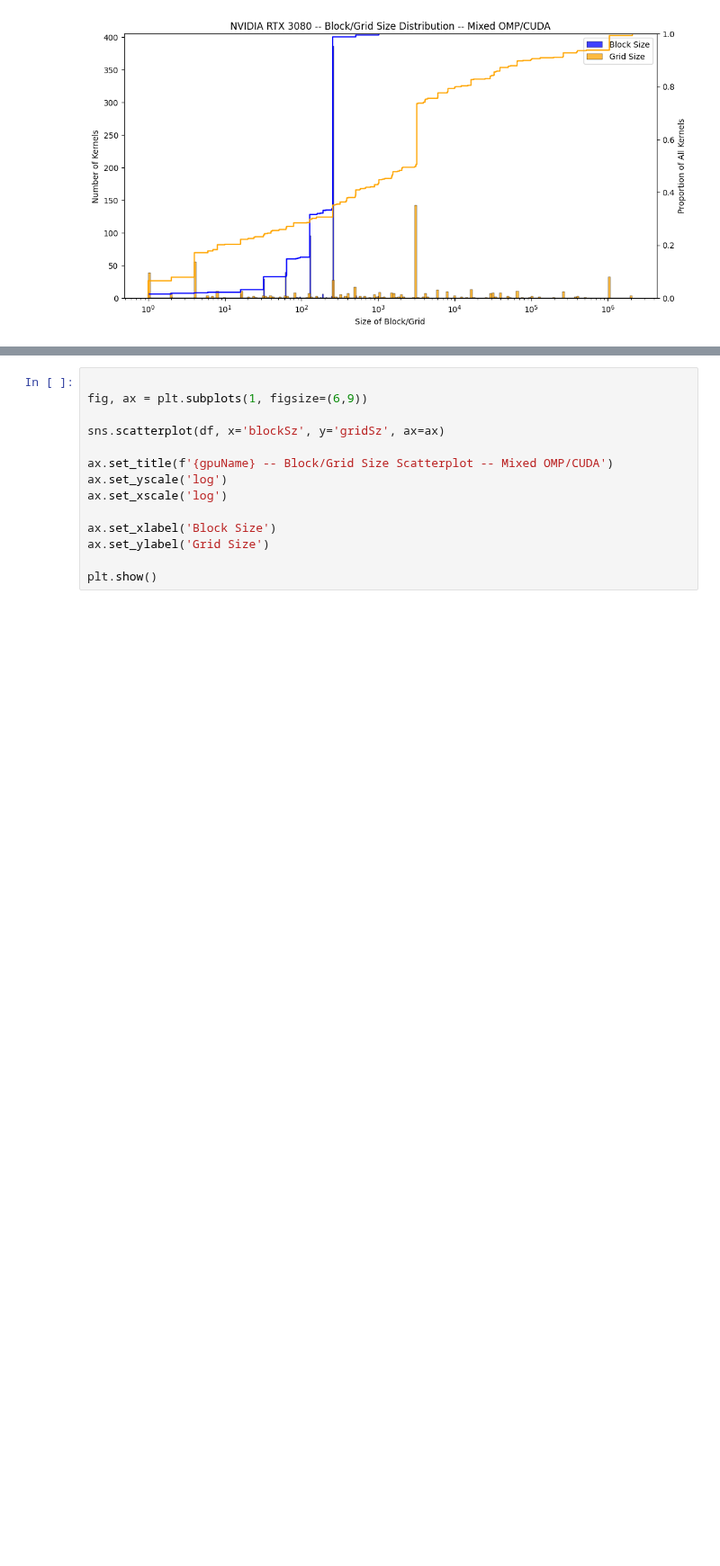
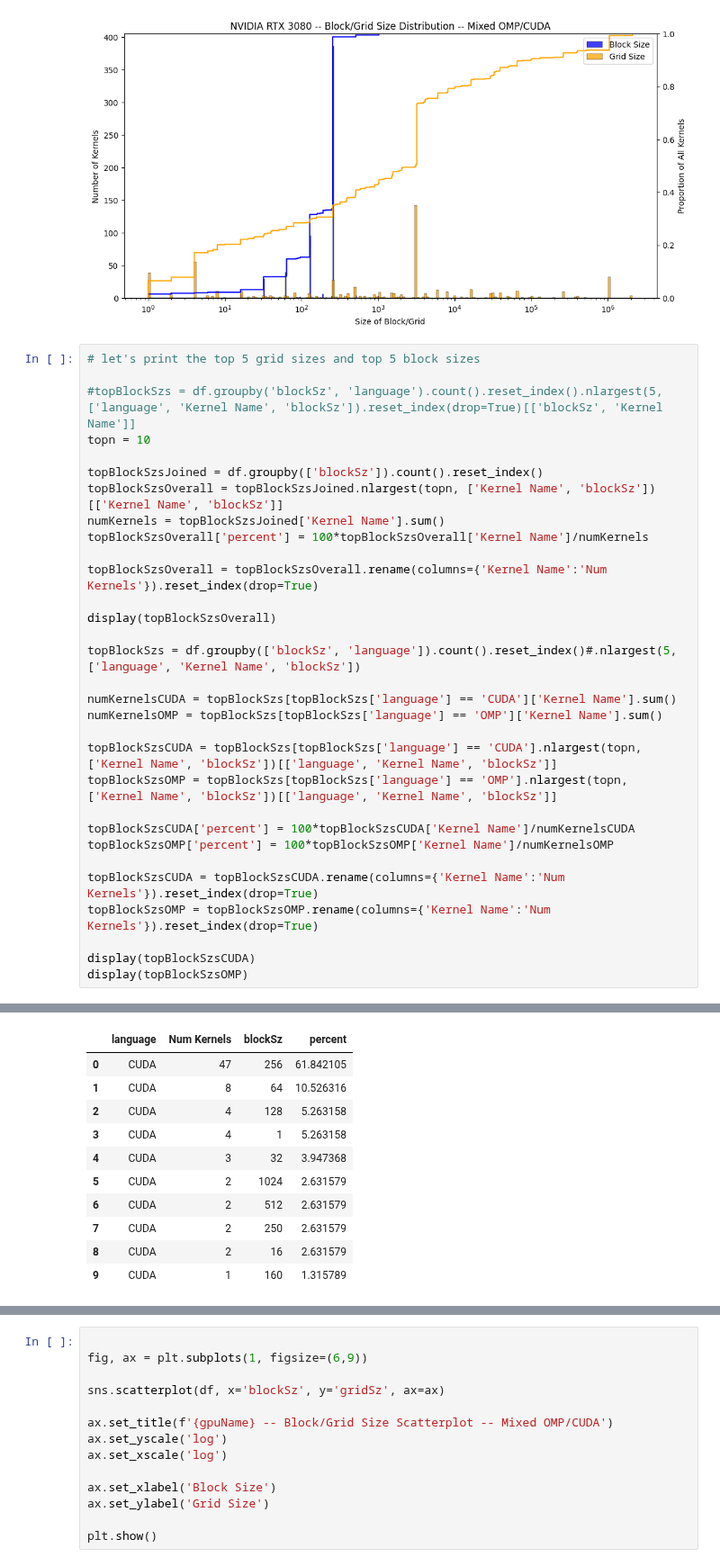
Before and after one commit to Scientific-Computing-Lab/ParallelCodeEstimation, a Jupyter notebook: analysis/visualizeGatheredData-withLaunchData.ipynb, the cells around one changed output, grey strips where cells are left out. Shown at 90% size. Drawn from its saved outputs; the diff is of its cells as text; blank space fills up the shorter version.

```diff
--- a/analysis/visualizeGatheredData-withLaunchData.ipynb
+++ b/analysis/visualizeGatheredData-withLaunchData.ipynb
@@ -494,3 +513,35 @@ ax.legend(['Block Size', 'Grid Size'])
 plt.show()
 # %% [output]
 [figure]
+# %%
+# let's print the top 5 grid sizes and top 5 block sizes
+
+#topBlockSzs = df.groupby('blockSz', 'language').count().reset_index().nlargest(5, ['language', 'Kernel Name', 'blockSz']).reset_index(drop=True)[['blockSz', 'Kernel Name']]
+topn = 10
+
+topBlockSzsJoined = df.groupby(['blockSz']).count().reset_index()
+topBlockSzsOverall = topBlockSzsJoined.nlargest(topn, ['Kernel Name', 'blockSz'])[['Kernel Name', 'blockSz']]
+numKernels = topBlockSzsJoined['Kernel Name'].sum()
+topBlockSzsOverall['percent'] = 100*topBlockSzsOverall['Kernel Name']/numKernels
+
+topBlockSzsOverall = topBlockSzsOverall.rename(columns={'Kernel Name':'Num Kernels'}).reset_index(drop=True)
+
+display(topBlockSzsOverall)
+
+topBlockSzs = df.groupby(['blockSz', 'language']).count().reset_index()#.nlargest(5, ['language', 'Kernel Name', 'blockSz'])
+
+numKernelsCUDA = topBlockSzs[topBlockSzs['language'] == 'CUDA']['Kernel Name'].sum()
+numKernelsOMP = topBlockSzs[topBlockSzs['language'] == 'OMP']['Kernel Name'].sum()
+
+topBlockSzsCUDA = topBlockSzs[topBlockSzs['language'] == 'CUDA'].nlargest(topn, ['Kernel Name', 'blockSz'])[['language', 'Kernel Name', 'blockSz']]
+topBlockSzsOMP = topBlockSzs[topBlockSzs['language'] == 'OMP'].nlargest(topn, ['Kernel Name', 'blockSz'])[['language', 'Kernel Name', 'blockSz']]
+
+topBlockSzsCUDA['percent'] = 100*topBlockSzsCUDA['Kernel Name']/numKernelsCUDA
+topBlockSzsOMP['percent'] = 100*topBlockSzsOMP['Kernel Name']/numKernelsOMP
+
+topBlockSzsCUDA = topBlockSzsCUDA.rename(columns={'Kernel Name':'Num Kernels'}).reset_index(drop=True)
+topBlockSzsOMP = topBlockSzsOMP.rename(columns={'Kernel Name':'Num Kernels'}).reset_index(drop=True)
+
+display(topBlockSzsCUDA)
+display(topBlockSzsOMP)
+# %% [output]
@@ -496,0 +559,11 @@ plt.show()
+|  | language | Num Kernels | blockSz | percent |
+| 0 | CUDA | 47 | 256 | 61.842105 |
+| 1 | CUDA | 8 | 64 | 10.526316 |
+| 2 | CUDA | 4 | 128 | 5.263158 |
+| 3 | CUDA | 4 | 1 | 5.263158 |
+| 4 | CUDA | 3 | 32 | 3.947368 |
+| 5 | CUDA | 2 | 1024 | 2.631579 |
+| 6 | CUDA | 2 | 512 | 2.631579 |
+| 7 | CUDA | 2 | 250 | 2.631579 |
+| 8 | CUDA | 2 | 16 | 2.631579 |
+| 9 | CUDA | 1 | 160 | 1.315789 |
```
Also changed, not shown: parts of 4 cells of this notebook.
